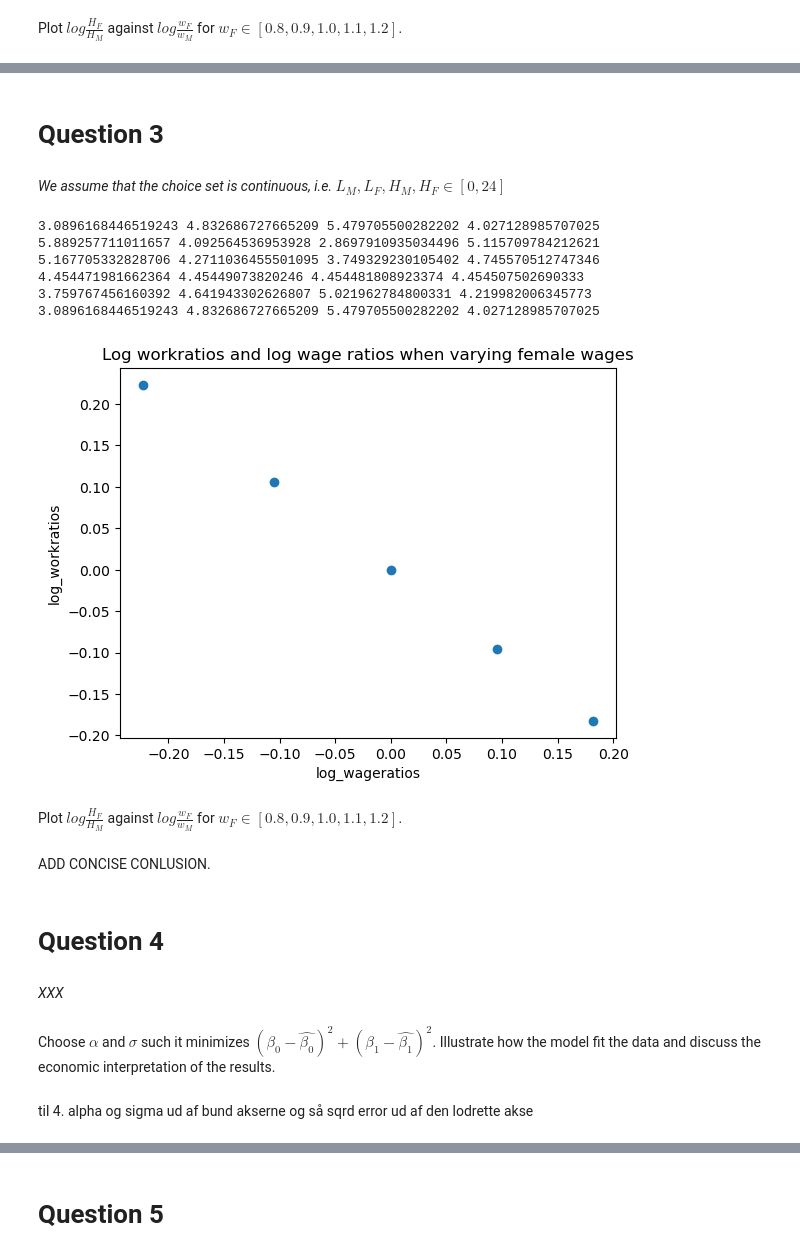
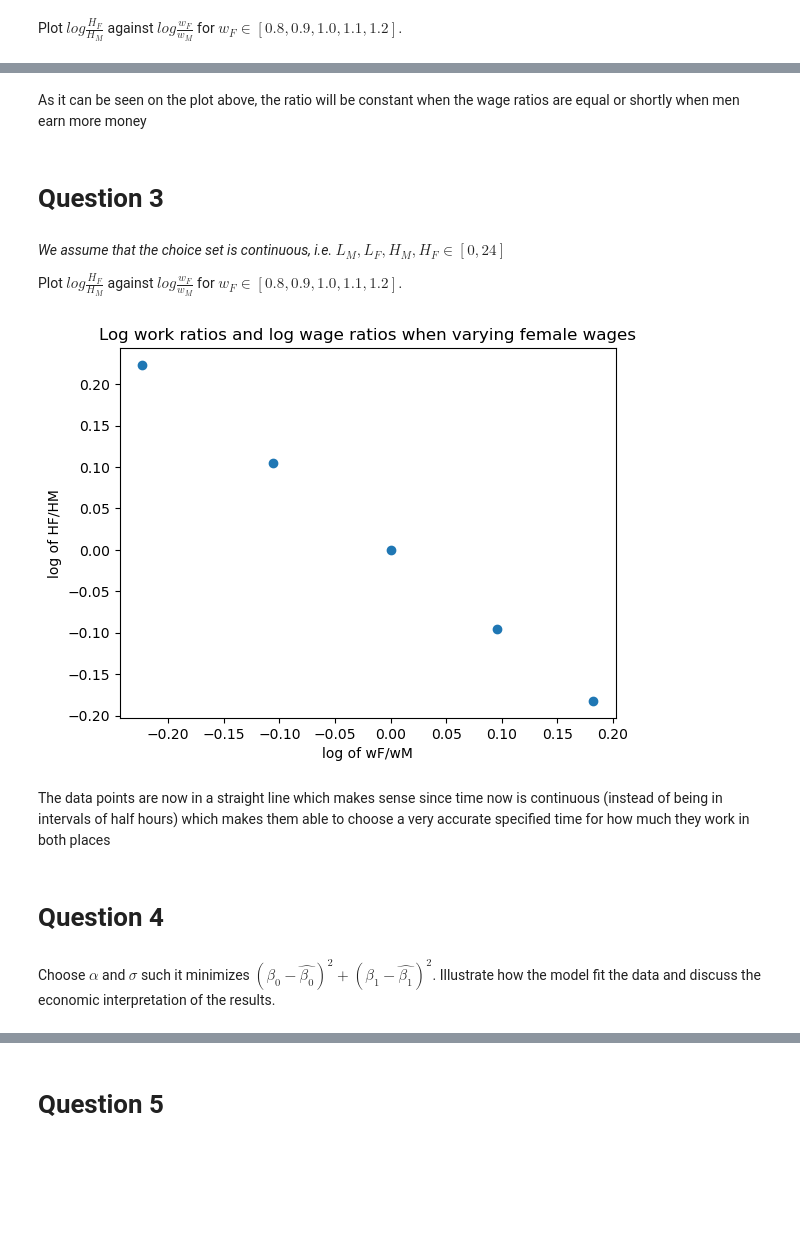
Before and after one commit to NumEconCopenhagen/projects-2023-boybandet, a Jupyter notebook: inauguralproject/inauguralproject.ipynb, the cells around one changed output, grey strips where cells are left out. Cells and saved outputs as stored; diff of their text form; code cells hidden in the pictures; blank space fills up the shorter version.

```diff
--- a/inauguralproject/inauguralproject.ipynb
+++ b/inauguralproject/inauguralproject.ipynb
@@ -32,8 +30,7 @@ Under the assumption that the choice set is discrete. We will move forwards with
 # %%
 
-dut = HouseholdSpecializationModelClass()
+model = HouseholdSpecializationModelClass()
 
-
-dut.plot_ratios_alpha()
-dut.plot_ratios_sigma()
+model.plot_ratios_alpha()
+model.plot_ratios_sigma()
 # %% [output]
@@ -52,26 +47,18 @@ dut.plot_logratios_discrete()
+# %% [markdown]
+As it can be seen on the plot above, the ratio will be constant when the wage ratios are equal or shortly when men earn more money
 # %% [markdown]
 # Question 3
 # %% [markdown]
 *We assume that the choice set is continuous, i.e. $L_M,L_F,H_M,H_F \in [0,24]$*
+
+Plot $log{\frac{H_F}{H_M}}$ against $log{\frac{w_F}{w_M}}$ for $w_F \in [0.8,0.9,1.0,1.1,1.2]$.
 # %%
-dut.changes_wF()
+model.changes_wF()
 # %% [output]
-3.0896168446519243 4.832686727665209 5.479705500282202 4.027128985707025
-5.889257711011657 4.092564536953928 2.8697910935034496 5.115709784212621
-5.167705332828706 4.2711036455501095 3.749329230105402 4.745570512747346
-4.454471981662364 4.45449073820246 4.454481808923374 4.454507502690333
-3.759767456160392 4.641943302626807 5.021962784800331 4.219982006345773
-3.0896168446519243 4.832686727665209 5.479705500282202 4.027128985707025
-[figure, old version]
+[figure, new version]
-# %% [markdown]
-Plot $log{\frac{H_F}{H_M}}$ against $log{\frac{w_F}{w_M}}$ for $w_F \in [0.8,0.9,1.0,1.1,1.2]$.
-# %% [markdown]
-ADD CONCISE CONLUSION.
+# %% [markdown]
+The data points are now in a straight line which makes sense since time now is continuous (instead of being in intervals of half hours) which makes them able to choose a very accurate specified time for how much they work in both places
 # %% [markdown]
 # Question 4
-# %% [markdown]
-*XXX*
 # %% [markdown]
 Choose $\alpha$ and $\sigma$ such it minimizes $(\beta_0-\hat{\beta_0})^2+(\beta_1-\hat{\beta_1})^2$. Illustrate how the model fit the data and discuss the economic interpretation of the results.
-# %% [markdown]
-til 4. alpha og sigma ud af bund akserne og så sqrd error ud af den lodrette akse
```
Also changed, not shown: parts of 11 cells of this notebook, 1 other file.
